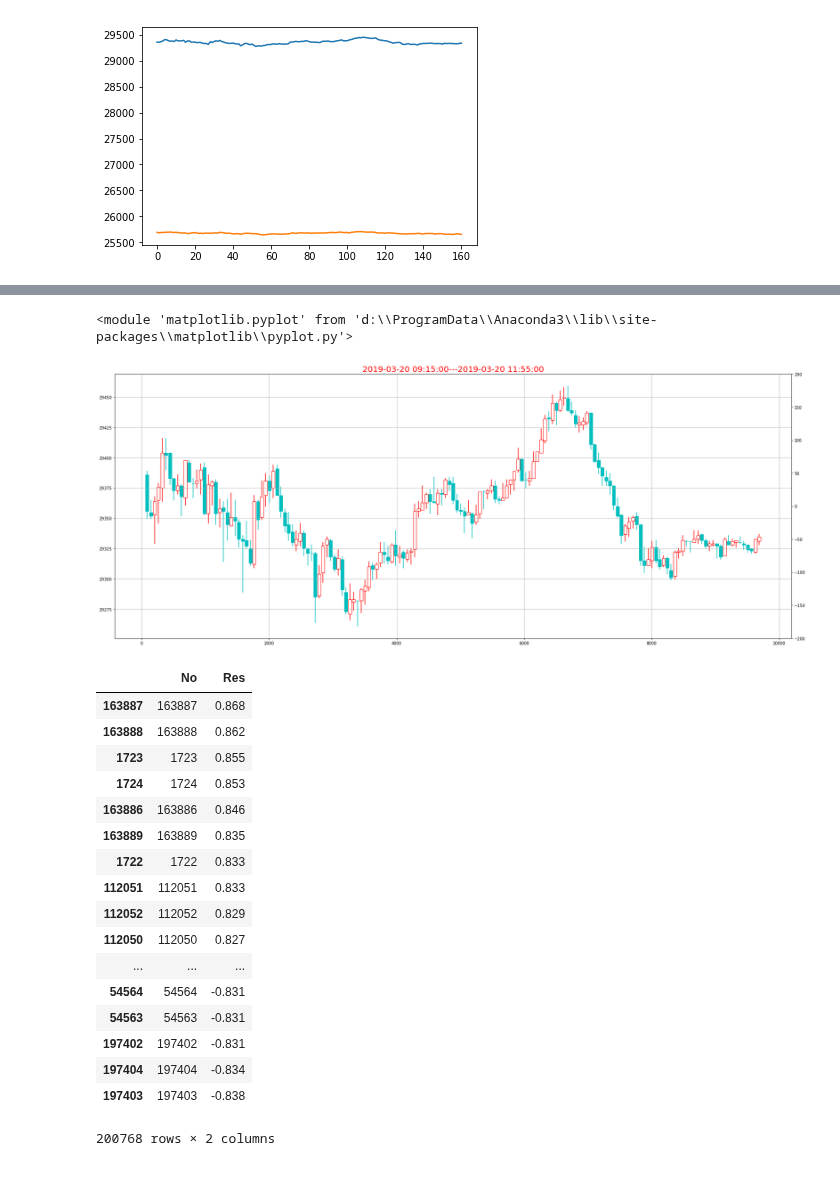
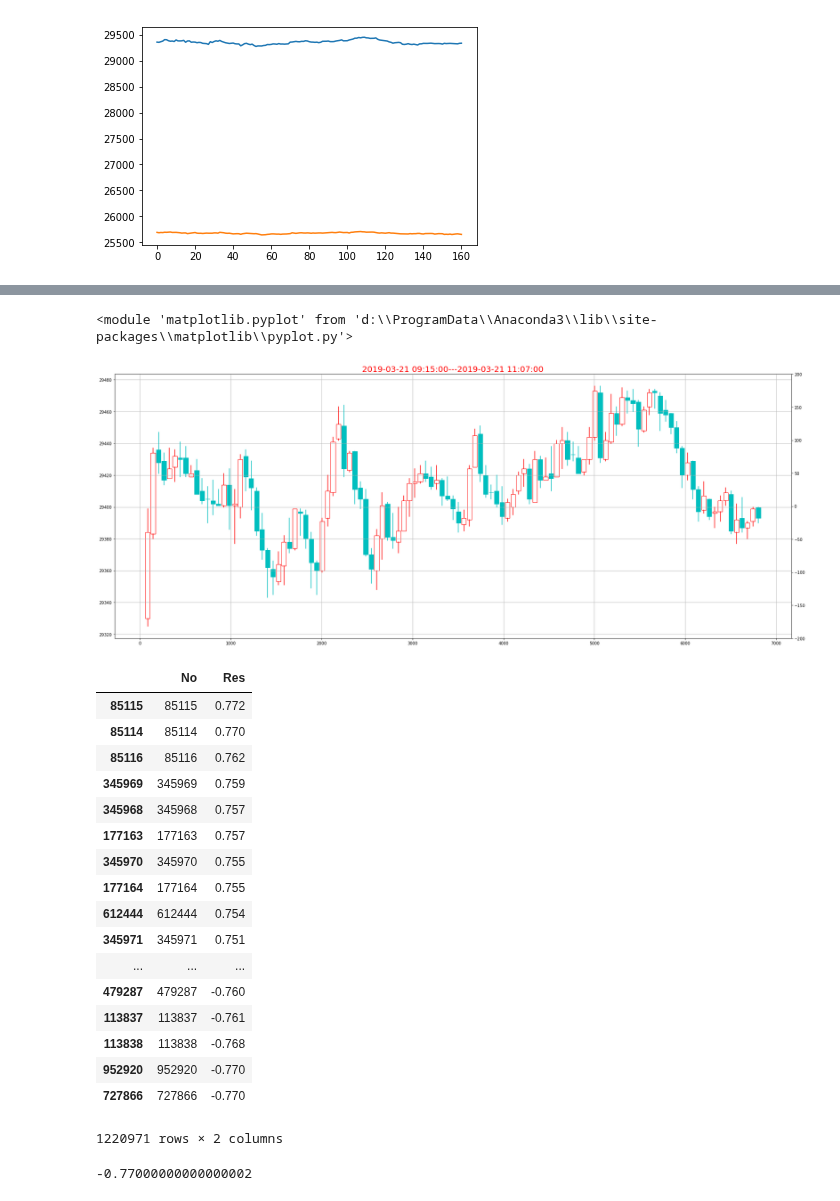
Before and after one commit to che7611/test2, a Jupyter notebook: TestK.ipynb, the cells around one changed output, grey strips where cells are left out. Saved outputs shown, nothing was run; the diff lists cells and outputs as text; code cells hidden in the pictures.

```diff
--- a/TestK.ipynb
+++ b/TestK.ipynb
@@ -37,6 +38,6 @@ df1
 # %%
-import datetime as dt
-dt1=dt.date(2019,3,20)
+
+dt1=dt.date(2019,3,21)
 tm1=dt.time(9)
 df9=df1[(df1.Date==dt1) & (df1.Time>tm1)]
 length=len(df9)
@@ -83,3 +83,0 @@ array([ 29356.,  29352.,  29364.,  29376.,  29404.,  29402.,  29383.,
-# %%
-d2=df1['close'].values
-d2
@@ -186,31 +182,36 @@ DrawKK(df2)
 # %%
-dt1=dt.date(2019,3,20)
+dt1=dt.date(2019,3,21)
 tm1=dt.time(9)
 df4=df1[(df1.Date==dt1) & (df1.Time>tm1)]
 DrawKK(df4)
 # %% [output]
 <module 'matplotlib.pyplot' from 'd:\\ProgramData\\Anaconda3\\lib\\site-packages\\matplotlib\\pyplot.py'>
-[figure, old version]
+[figure, new version]
 # %%
 recc=pd.DataFrame(resList)
 recc.columns=['No','Res']
-recc.sort_values('Res',ascending=False)
+newRec=recc.sort_values('Res',ascending=False)
+newRec
 # %% [output]
 |  | No | Res |
-| 163887 | 163887 | 0.868 |
-| 163888 | 163888 | 0.862 |
-| 1723 | 1723 | 0.855 |
-| 1724 | 1724 | 0.853 |
-| 163886 | 163886 | 0.846 |
-| 163889 | 163889 | 0.835 |
-| 1722 | 1722 | 0.833 |
-| 112051 | 112051 | 0.833 |
-| 112052 | 112052 | 0.829 |
-| 112050 | 112050 | 0.827 |
+| 85115 | 85115 | 0.772 |
+| 85114 | 85114 | 0.770 |
+| 85116 | 85116 | 0.762 |
+| 345969 | 345969 | 0.759 |
+| 345968 | 345968 | 0.757 |
+| 177163 | 177163 | 0.757 |
+| 345970 | 345970 | 0.755 |
+| 177164 | 177164 | 0.755 |
+| 612444 | 612444 | 0.754 |
+| 345971 | 345971 | 0.751 |
 | ... | ... | ... |
-| 54564 | 54564 | -0.831 |
-| 54563 | 54563 | -0.831 |
-| 197402 | 197402 | -0.831 |
-| 197404 | 197404 | -0.834 |
-| 197403 | 197403 | -0.838 |
+| 479287 | 479287 | -0.760 |
+| 113837 | 113837 | -0.761 |
+| 113838 | 113838 | -0.768 |
+| 952920 | 952920 | -0.770 |
+| 727866 | 727866 | -0.770 |
-200768 rows × 2 columns
+1220971 rows × 2 columns
+# %%
+newRec.iloc[-1]['Res']
+# %% [output]
+-0.77000000000000002
```
Also changed, not shown: parts of 13 cells of this notebook, 1 other file.
